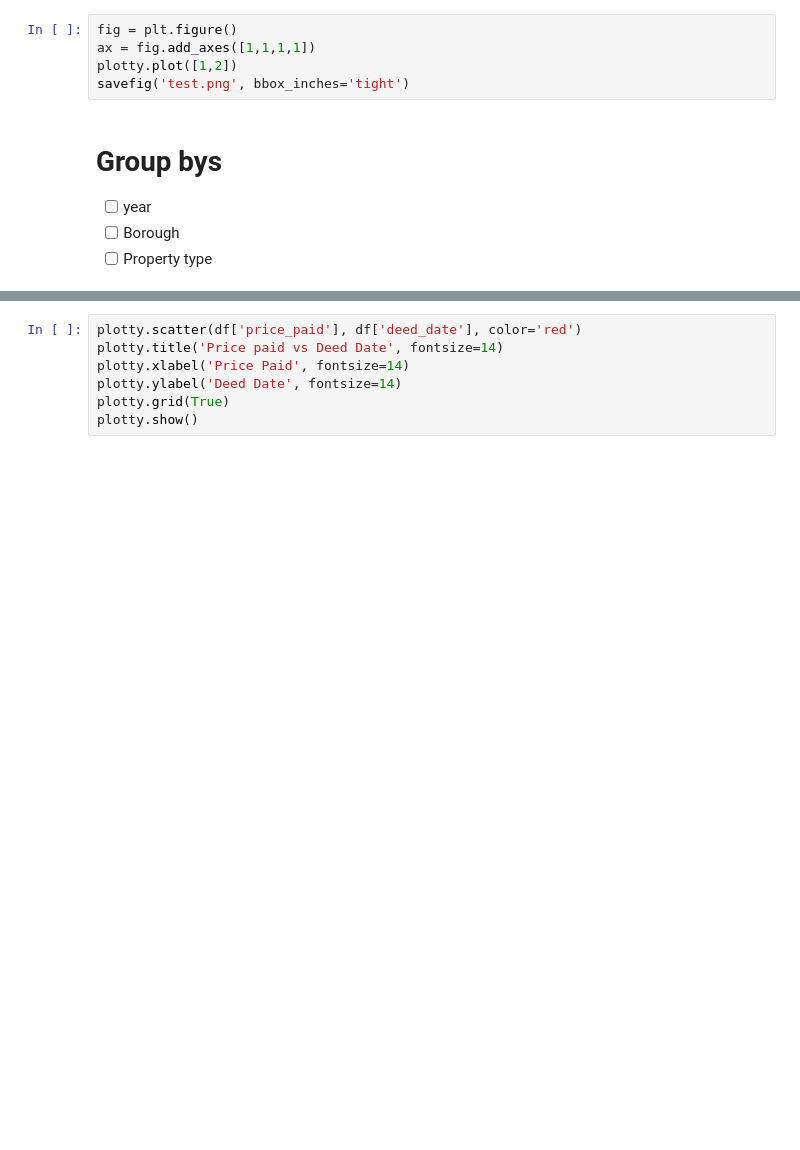
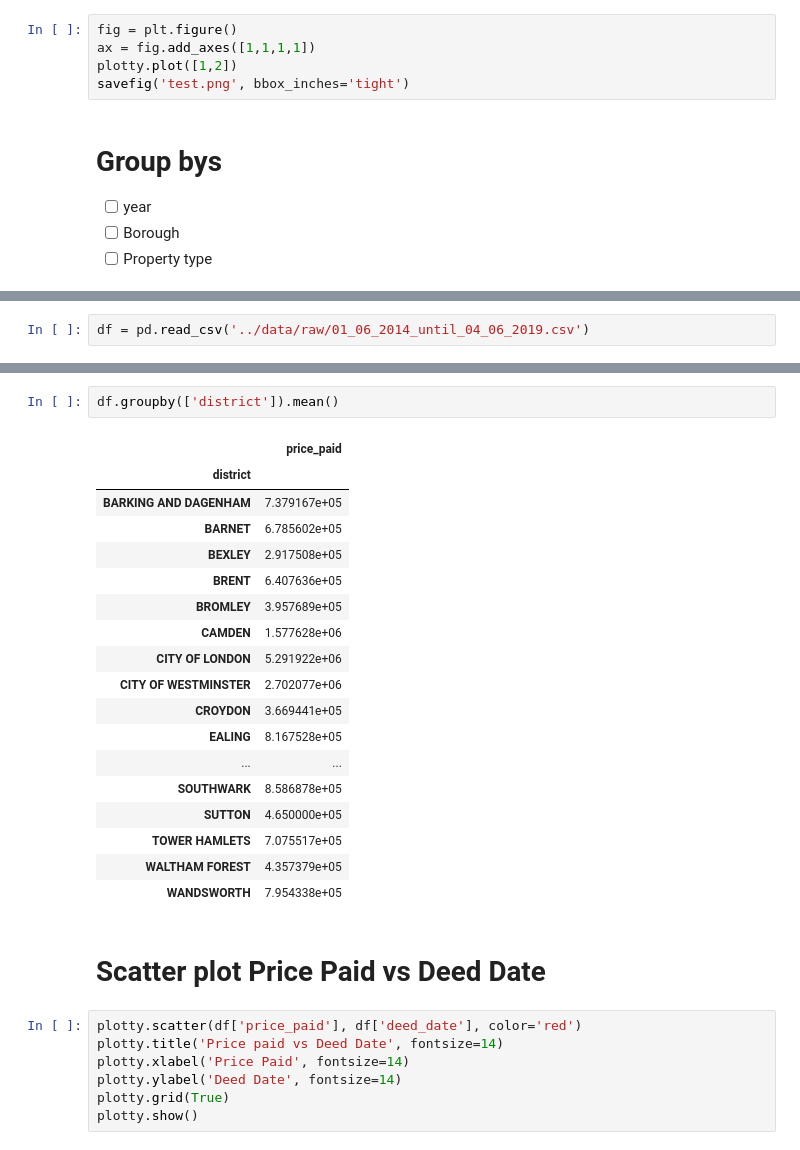
Before and after one commit to davidmaceachern/QAC020X303, a Jupyter notebook: notebooks/master.ipynb, the cells around one changed output, grey strips where cells are left out. Drawn from its saved outputs; the diff is of its cells as text; blank space fills up the shorter version.

```diff
--- a/notebooks/master.ipynb
+++ b/notebooks/master.ipynb
@@ -355,0 +428,2 @@ df
+# %%
+df = pd.read_csv('../data/raw/01_06_2014_until_04_06_2019.csv')
@@ -356,3 +451,26 @@ df
+# %%
+df.groupby(['district']).mean()
+# %% [output]
+|  | price_paid |
+| district |  |
+| BARKING AND DAGENHAM | 7.379167e+05 |
+| BARNET | 6.785602e+05 |
+| BEXLEY | 2.917508e+05 |
+| BRENT | 6.407636e+05 |
+| BROMLEY | 3.957689e+05 |
+| CAMDEN | 1.577628e+06 |
+| CITY OF LONDON | 5.291922e+06 |
+| CITY OF WESTMINSTER | 2.702077e+06 |
+| CROYDON | 3.669441e+05 |
+| EALING | 8.167528e+05 |
+| ... | ... |
+| SOUTHWARK | 8.586878e+05 |
+| SUTTON | 4.650000e+05 |
+| TOWER HAMLETS | 7.075517e+05 |
+| WALTHAM FOREST | 4.357379e+05 |
+| WANDSWORTH | 7.954338e+05 |
+# %% [markdown]
+# Scatter plot Price Paid vs Deed Date
 # %%
 plotty.scatter(df['price_paid'], df['deed_date'], color='red')
 plotty.title('Price paid vs Deed Date', fontsize=14)
```
Also changed, not shown: parts of 44 cells of this notebook, 8 other files.
